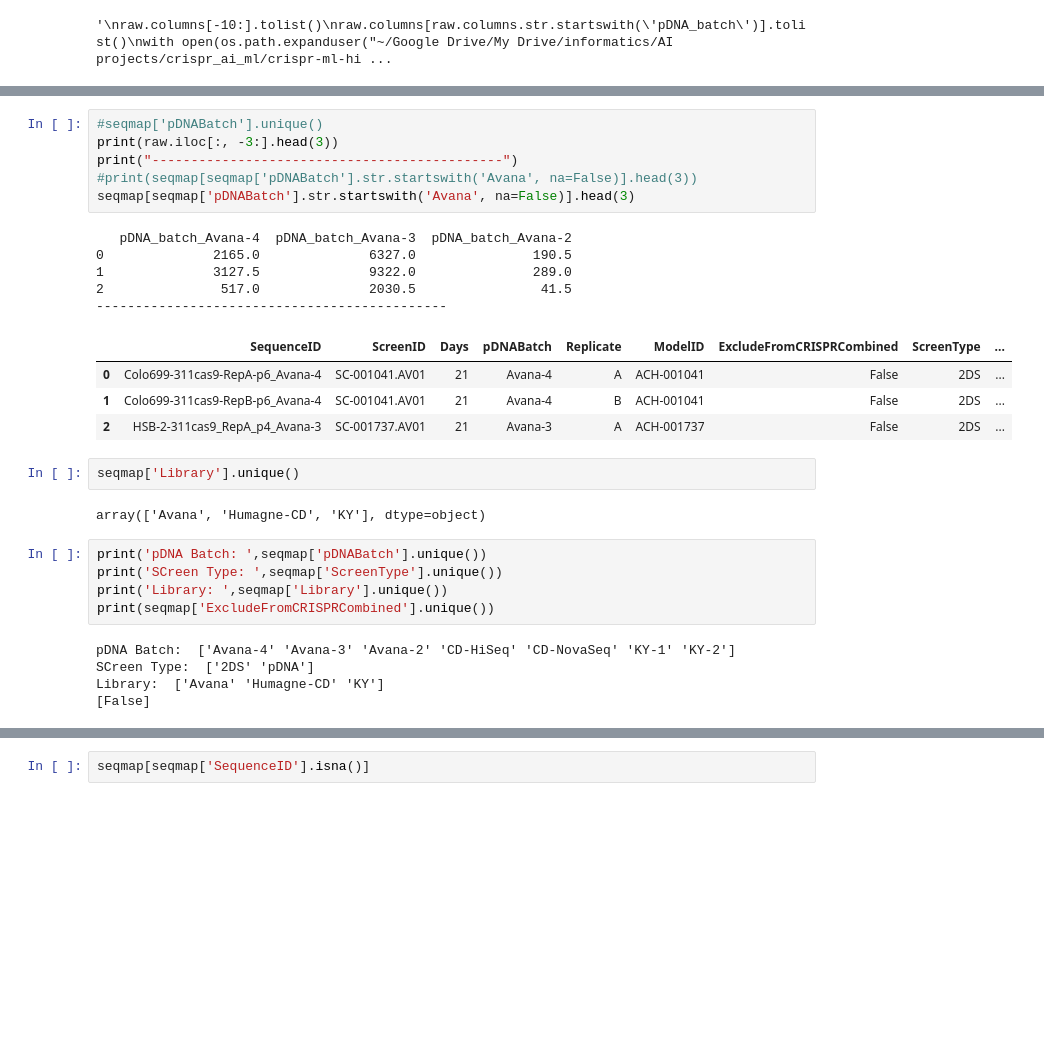
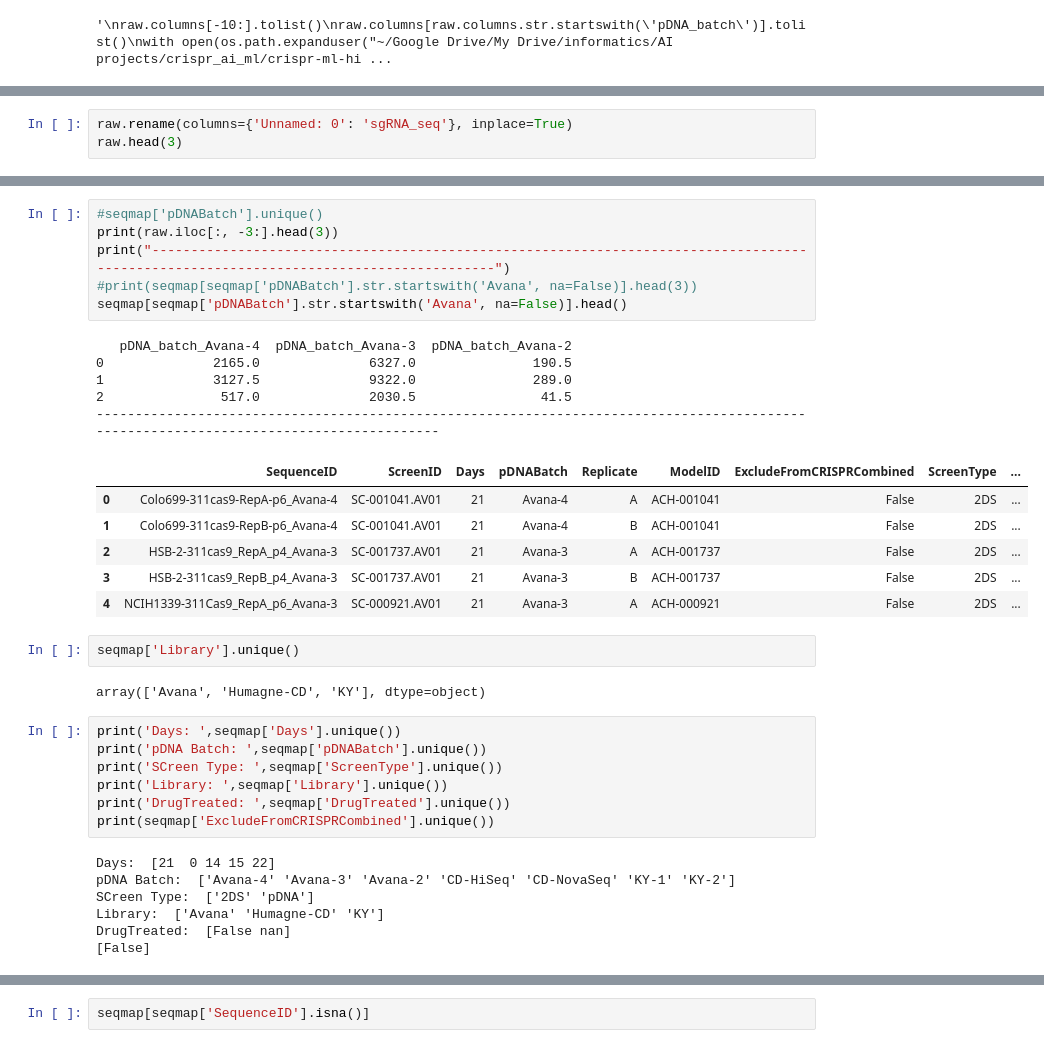
Before and after one commit to nimafakouri/crispr-ml-hitcalling, a Jupyter notebook: notebooks/01_exploration.ipynb, the cells around one changed output, grey strips where cells are left out. Drawn from its saved outputs; the diff is of its cells as text; blank space fills up the shorter version.

```diff
--- a/notebooks/01_exploration.ipynb
+++ b/notebooks/01_exploration.ipynb
@@ -35,0 +47,3 @@ with open(os.path.expanduser("~/Google Drive/My Drive/informatics/AI projects/cr
+# %%
+raw.rename(columns={'Unnamed: 0': 'sgRNA_seq'}, inplace=True)
+raw.head(3)
@@ -36,30 +80,36 @@ with open(os.path.expanduser("~/Google Drive/My Drive/informatics/AI projects/cr
 # %%
 #seqmap['pDNABatch'].unique()
 print(raw.iloc[:, -3:].head(3))
-print("---------------------------------------------")
+print("---------------------------------------------------------------------------------------------------------------------------------------")
 #print(seqmap[seqmap['pDNABatch'].str.startswith('Avana', na=False)].head(3))
-seqmap[seqmap['pDNABatch'].str.startswith('Avana', na=False)].head(3)
+seqmap[seqmap['pDNABatch'].str.startswith('Avana', na=False)].head()
 # %% [output]
    pDNA_batch_Avana-4  pDNA_batch_Avana-3  pDNA_batch_Avana-2
 0              2165.0              6327.0               190.5
 1              3127.5              9322.0               289.0
 2               517.0              2030.5                41.5
----------------------------------------------
+---------------------------------------------------------------------------------------------------------------------------------------
 |  | SequenceID | ScreenID | Days | pDNABatch | Replicate | ModelID | ExcludeFromCRISPRCombined | ScreenType | ... |
 | 0 | Colo699-311cas9-RepA-p6_Avana-4 | SC-001041.AV01 | 21 | Avana-4 | A | ACH-001041 | False | 2DS | ... |
 | 1 | Colo699-311cas9-RepB-p6_Avana-4 | SC-001041.AV01 | 21 | Avana-4 | B | ACH-001041 | False | 2DS | ... |
 | 2 | HSB-2-311cas9_RepA_p4_Avana-3 | SC-001737.AV01 | 21 | Avana-3 | A | ACH-001737 | False | 2DS | ... |
+| 3 | HSB-2-311cas9_RepB_p4_Avana-3 | SC-001737.AV01 | 21 | Avana-3 | B | ACH-001737 | False | 2DS | ... |
+| 4 | NCIH1339-311Cas9_RepA_p6_Avana-3 | SC-000921.AV01 | 21 | Avana-3 | A | ACH-000921 | False | 2DS | ... |
 # %%
 seqmap['Library'].unique()
 # %% [output]
 array(['Avana', 'Humagne-CD', 'KY'], dtype=object)
 # %%
+print('Days: ',seqmap['Days'].unique())
 print('pDNA Batch: ',seqmap['pDNABatch'].unique())
 print('SCreen Type: ',seqmap['ScreenType'].unique())
 print('Library: ',seqmap['Library'].unique())
+print('DrugTreated: ',seqmap['DrugTreated'].unique())
 print(seqmap['ExcludeFromCRISPRCombined'].unique())
 # %% [output]
+Days:  [21  0 14 15 22]
 pDNA Batch:  ['Avana-4' 'Avana-3' 'Avana-2' 'CD-HiSeq' 'CD-NovaSeq' 'KY-1' 'KY-2']
 SCreen Type:  ['2DS' 'pDNA']
 Library:  ['Avana' 'Humagne-CD' 'KY']
+DrugTreated:  [False nan]
 [False]
```
Also changed, not shown: parts of 29 cells of this notebook, 1 other file.
